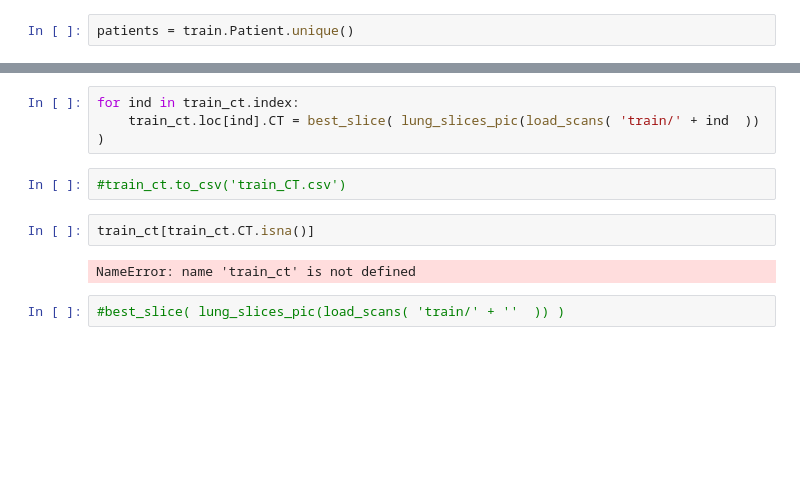
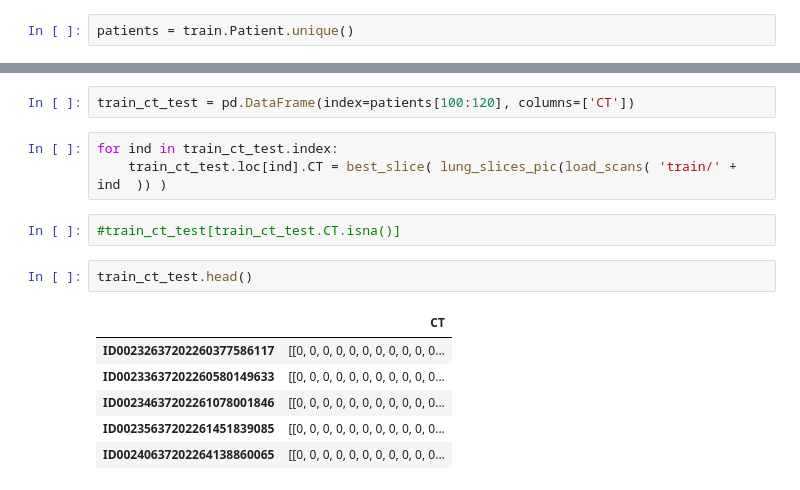
Before and after one commit to EdMDias/OSIC_kaggle_project, a Jupyter notebook: largest_slice_of_lung.ipynb, the cells around one changed output, grey strips where cells are left out. Cells and saved outputs as stored; diff of their text form; blank space fills up the shorter version.

```diff
--- a/largest_slice_of_lung.ipynb
+++ b/largest_slice_of_lung.ipynb
@@ -62,11 +63,16 @@ train_ct = train_ct.drop(index = ['ID00011637202177653955184', 'ID00026637202179
+# %%
+train_ct_test = pd.DataFrame(index=patients[100:120], columns=['CT'])
 # %%
-for ind in train_ct.index:
-    train_ct.loc[ind].CT = best_slice( lung_slices_pic(load_scans( 'train/' + ind  )) )
+for ind in train_ct_test.index:
+    train_ct_test.loc[ind].CT = best_slice( lung_slices_pic(load_scans( 'train/' + ind  )) )
-# %%
-#train_ct.to_csv('train_CT.csv')
-# %%
-train_ct[train_ct.CT.isna()]
-# %% [output]
-NameError: name 'train_ct' is not defined
-# %%
-#best_slice( lung_slices_pic(load_scans( 'train/' + ''  )) )
+# %%
+#train_ct_test[train_ct_test.CT.isna()]
+# %%
+train_ct_test.head()
+# %% [output]
+|  | CT |
+| ID00232637202260377586117 | [[0, 0, 0, 0, 0, 0, 0, 0, 0, 0, 0... |
+| ID00233637202260580149633 | [[0, 0, 0, 0, 0, 0, 0, 0, 0, 0, 0... |
+| ID00234637202261078001846 | [[0, 0, 0, 0, 0, 0, 0, 0, 0, 0, 0... |
+| ID00235637202261451839085 | [[0, 0, 0, 0, 0, 0, 0, 0, 0, 0, 0... |
+| ID00240637202264138860065 | [[0, 0, 0, 0, 0, 0, 0, 0, 0, 0, 0... |
```
Also changed, not shown: parts of 11 cells of this notebook, 4 other files.
